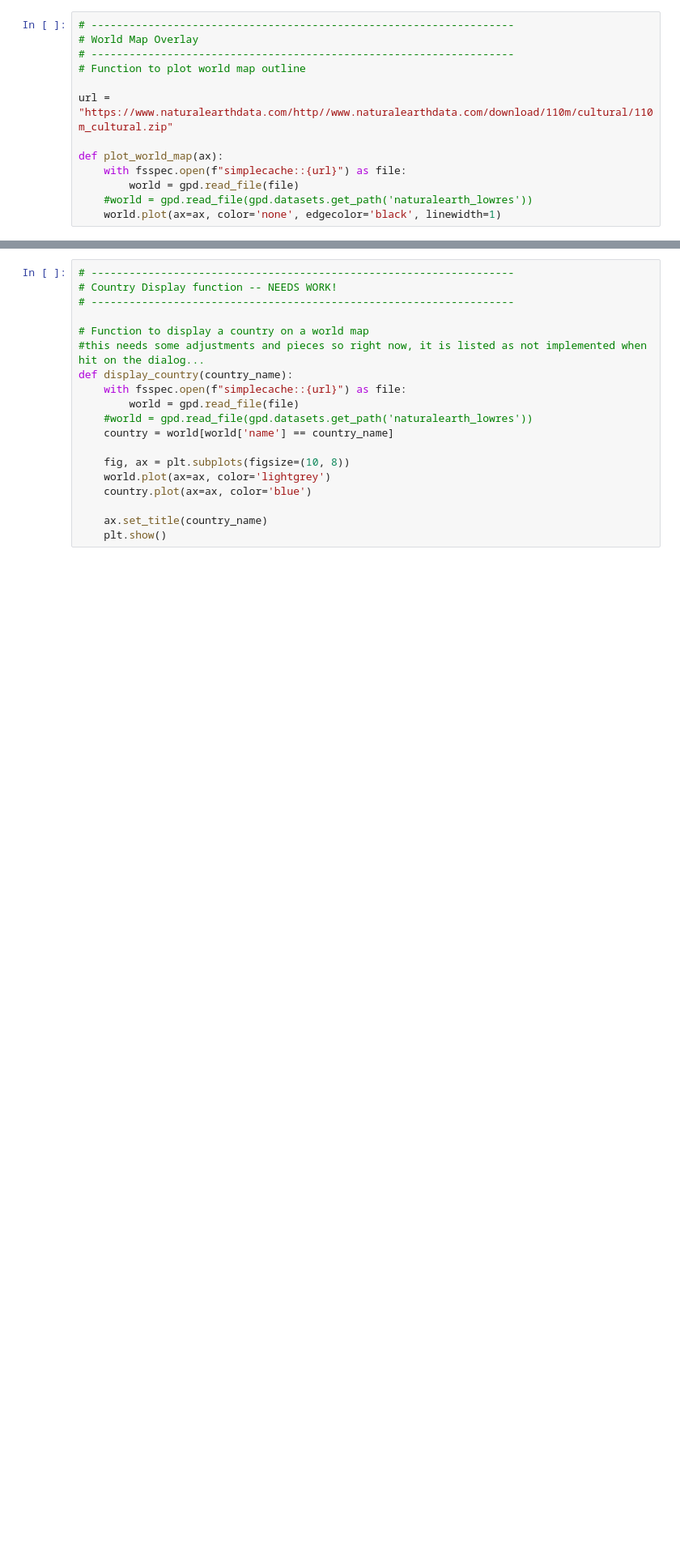
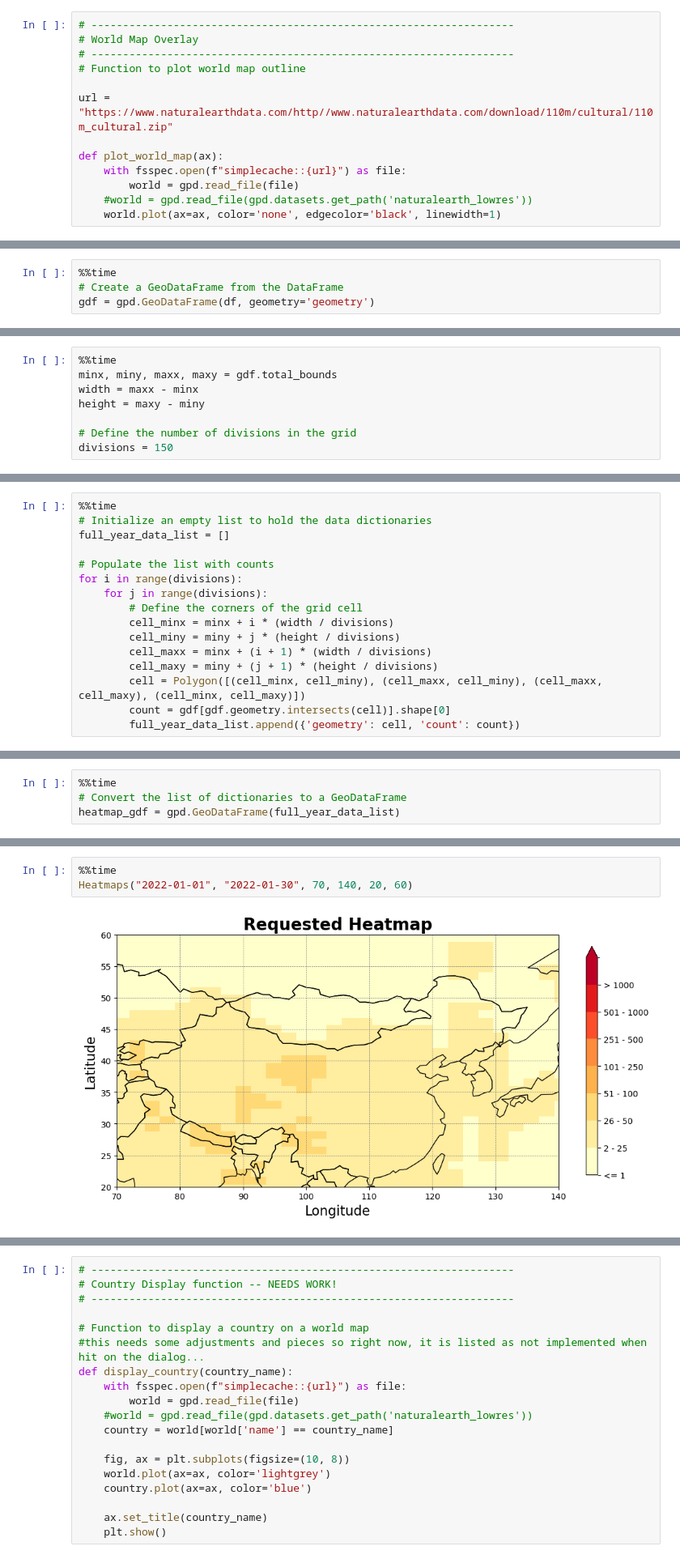
Before and after one commit to YaliWang2019/ASF-Heatmaps, a Jupyter notebook: HMWin_Update.ipynb, the cells around one changed output, grey strips where cells are left out. Shown at 81% size. Drawn from its saved outputs; the diff is of its cells as text; blank space fills up the shorter version.

Commit message:
Progress so far (except the country query)

```diff
--- a/HMWin_Update.ipynb
+++ b/HMWin_Update.ipynb
@@ -37,0 +57,4 @@ def plot_world_map(ax):
+# %%
+%%time
+# Create a GeoDataFrame from the DataFrame
+gdf = gpd.GeoDataFrame(df, geometry='geometry')
@@ -37,0 +96,8 @@ def plot_world_map(ax):
+# %%
+%%time
+minx, miny, maxx, maxy = gdf.total_bounds
+width = maxx - minx
+height = maxy - miny
+
+# Define the number of divisions in the grid
+divisions = 150
@@ -37,0 +107,16 @@ def plot_world_map(ax):
+# %%
+%%time
+# Initialize an empty list to hold the data dictionaries
+full_year_data_list = []
+
+# Populate the list with counts
+for i in range(divisions):
+    for j in range(divisions):
+        # Define the corners of the grid cell
+        cell_minx = minx + i * (width / divisions)
+        cell_miny = miny + j * (height / divisions)
+        cell_maxx = minx + (i + 1) * (width / divisions)
+        cell_maxy = miny + (j + 1) * (height / divisions)
+        cell = Polygon([(cell_minx, cell_miny), (cell_maxx, cell_miny), (cell_maxx, cell_maxy), (cell_minx, cell_maxy)])
+        count = gdf[gdf.geometry.intersects(cell)].shape[0]
+        full_year_data_list.append({'geometry': cell, 'count': count})
@@ -37,0 +126,4 @@ def plot_world_map(ax):
+# %%
+%%time
+# Convert the list of dictionaries to a GeoDataFrame
+heatmap_gdf = gpd.GeoDataFrame(full_year_data_list)
@@ -37,0 +286,5 @@ def plot_world_map(ax):
+# %%
+%%time
+Heatmaps("2022-01-01", "2022-01-30", 70, 140, 20, 60)
+# %% [output]
+[figure, added]
```
Also changed, not shown: parts of 22 cells of this notebook, 4 other files.
